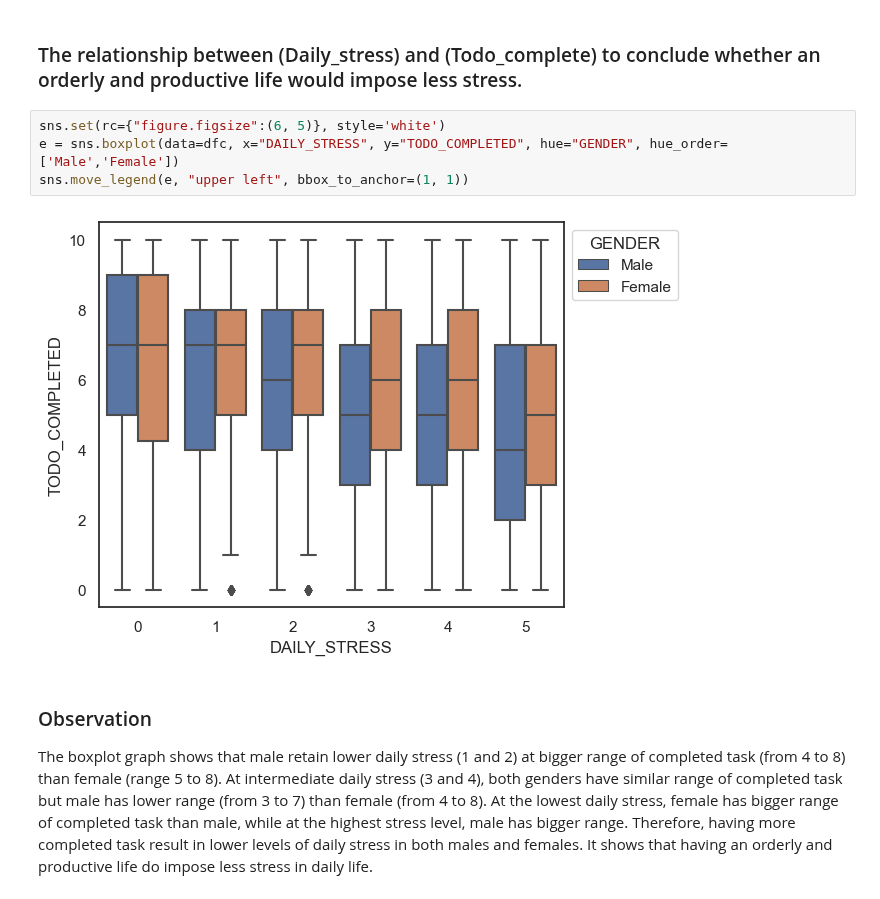
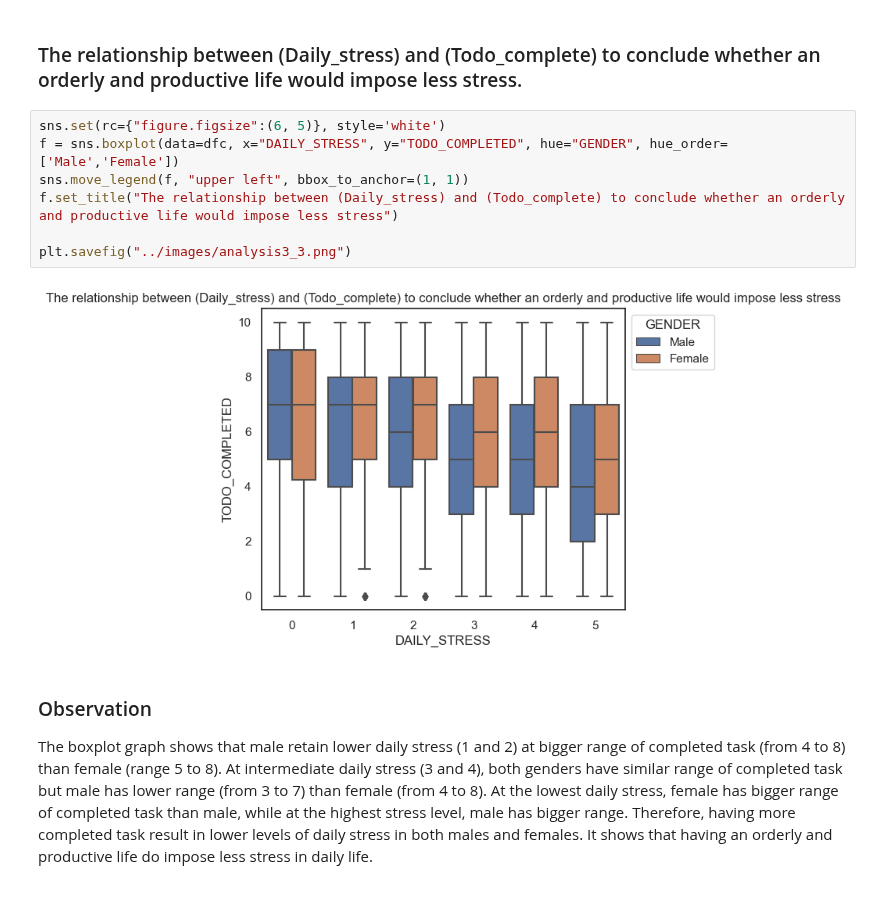
Before and after one commit to ubco-W2022T2-data301/project-group-group06, a Jupyter notebook: analysis/analysis3.ipynb, the cells around one changed output. Cells and saved outputs as stored; diff of their text form.

Commit message:
added title to axes and conclusion

```diff
--- a/analysis/analysis3.ipynb
+++ b/analysis/analysis3.ipynb
@@ -461,10 +470,13 @@ This data supports the finding in which women needs more sleep than men due to s
 ### The relationship between (Daily_stress) and (Todo_complete) to conclude whether an orderly and productive life would impose less stress.
 # %%
 sns.set(rc={"figure.figsize":(6, 5)}, style='white')
-e = sns.boxplot(data=dfc, x="DAILY_STRESS", y="TODO_COMPLETED", hue="GENDER", hue_order=['Male','Female'])
-sns.move_legend(e, "upper left", bbox_to_anchor=(1, 1))
+f = sns.boxplot(data=dfc, x="DAILY_STRESS", y="TODO_COMPLETED", hue="GENDER", hue_order=['Male','Female'])
+sns.move_legend(f, "upper left", bbox_to_anchor=(1, 1))
+f.set_title("The relationship between (Daily_stress) and (Todo_complete) to conclude whether an orderly and productive life would impose less stress")
+
+plt.savefig("../images/analysis3_3.png")
 # %% [output]
-[figure, old version]
+[figure, new version]
 # %% [markdown]
 ### Observation
 The boxplot graph shows that male retain lower daily stress (1 and 2) at bigger range of completed task (from 4 to 8) than female (range 5 to 8). At intermediate daily stress (3 and 4), both genders have similar range of completed task but male has lower range (from 3 to 7) than female (from 4 to 8). At the lowest daily stress, female has bigger range of completed task than male, while at the highest stress level, male has bigger range. Therefore, having more completed task result in lower levels of daily stress in both males and females. It shows that having an orderly and productive life do impose less stress in daily life.
```
Also changed, not shown: parts of 7 cells of this notebook, 3 other files.
